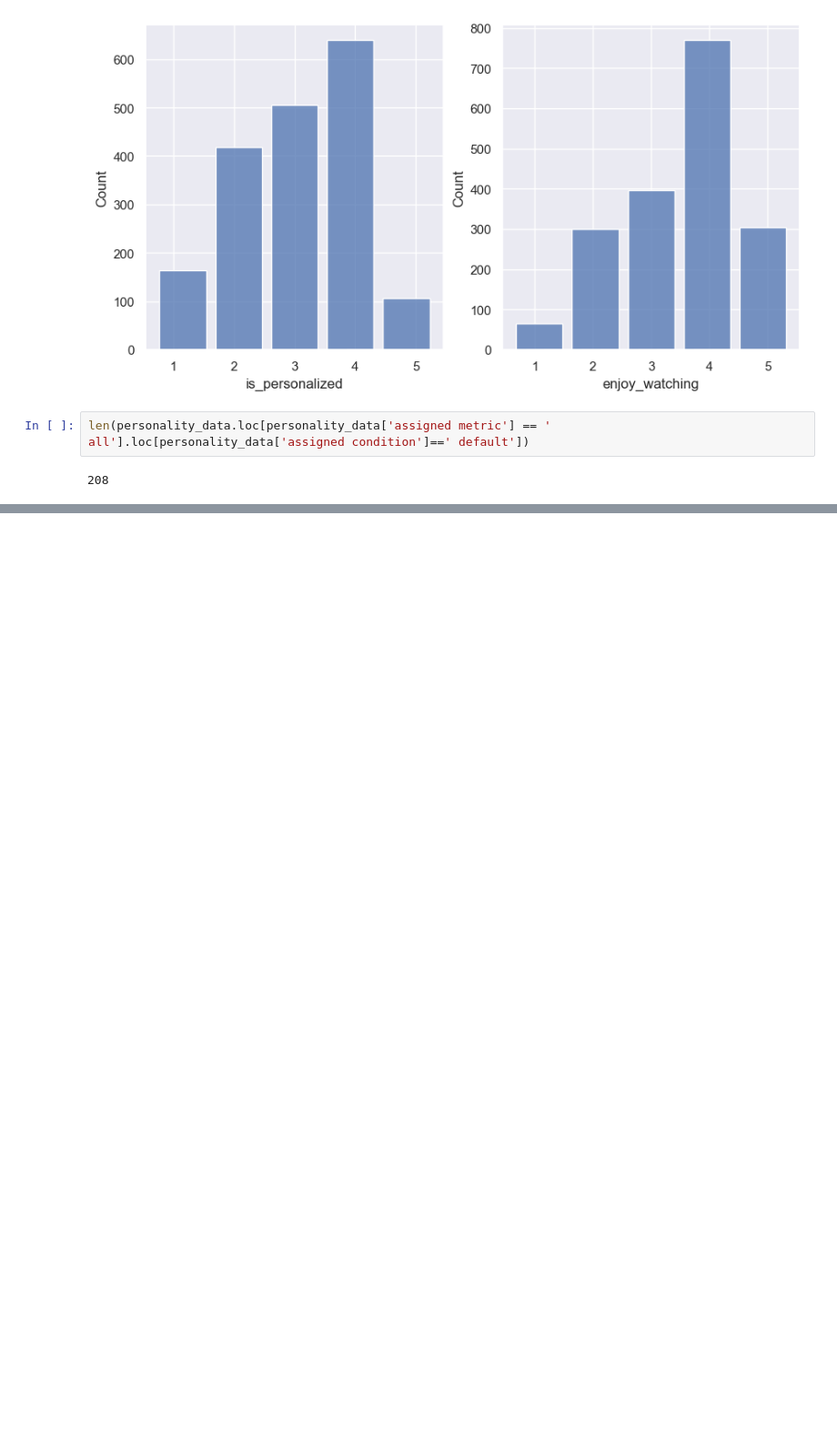
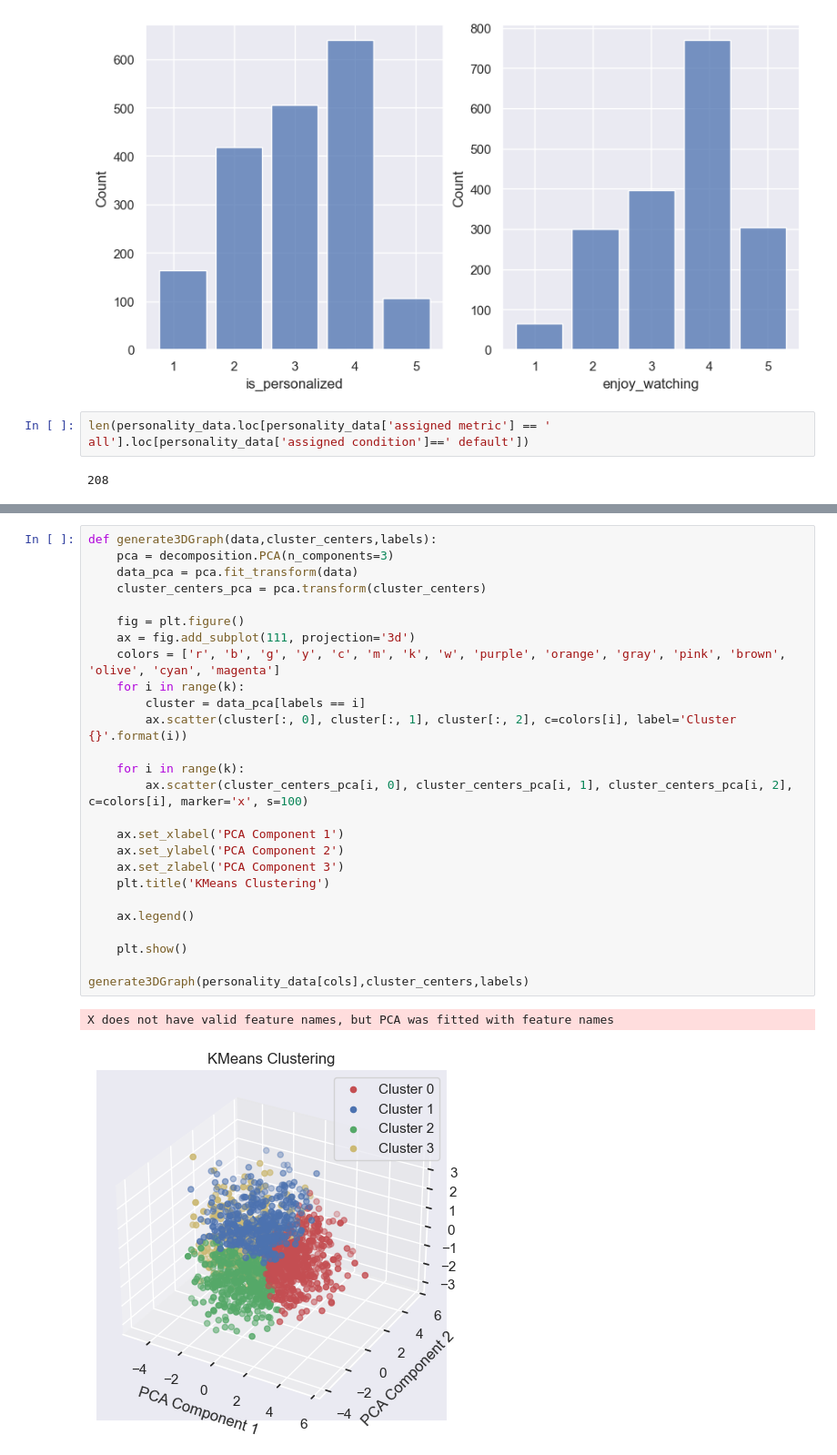
Before and after one commit to cats9rule/mlprojects, a Jupyter notebook: p2/p2.ipynb, the cells around one changed output, grey strips where cells are left out. Shown at 91% size. Cells and saved outputs as stored; diff of their text form; blank space fills up the shorter version.

```diff
--- a/p2/p2.ipynb
+++ b/p2/p2.ipynb
@@ -219,0 +346,29 @@ len(personality_data.loc[personality_data['assigned metric'] == ' all'].loc[pers
+# %%
+def generate3DGraph(data,cluster_centers,labels):
+    pca = decomposition.PCA(n_components=3)
+    data_pca = pca.fit_transform(data)
+    cluster_centers_pca = pca.transform(cluster_centers)
+
+    fig = plt.figure()
+    ax = fig.add_subplot(111, projection='3d')
+    colors = ['r', 'b', 'g', 'y', 'c', 'm', 'k', 'w', 'purple', 'orange', 'gray', 'pink', 'brown', 'olive', 'cyan', 'magenta']
+    for i in range(k):
+        cluster = data_pca[labels == i]
+        ax.scatter(cluster[:, 0], cluster[:, 1], cluster[:, 2], c=colors[i], label='Cluster {}'.format(i))
+
+    for i in range(k):
+        ax.scatter(cluster_centers_pca[i, 0], cluster_centers_pca[i, 1], cluster_centers_pca[i, 2], c=colors[i], marker='x', s=100)
+
+    ax.set_xlabel('PCA Component 1')
+    ax.set_ylabel('PCA Component 2')
+    ax.set_zlabel('PCA Component 3')
+    plt.title('KMeans Clustering')
+
+    ax.legend()
+
+    plt.show()
+
+generate3DGraph(personality_data[cols],cluster_centers,labels)
+# %% [output]
+X does not have valid feature names, but PCA was fitted with feature names
+[figure, added]
```
Also changed, not shown: parts of 16 cells of this notebook.
